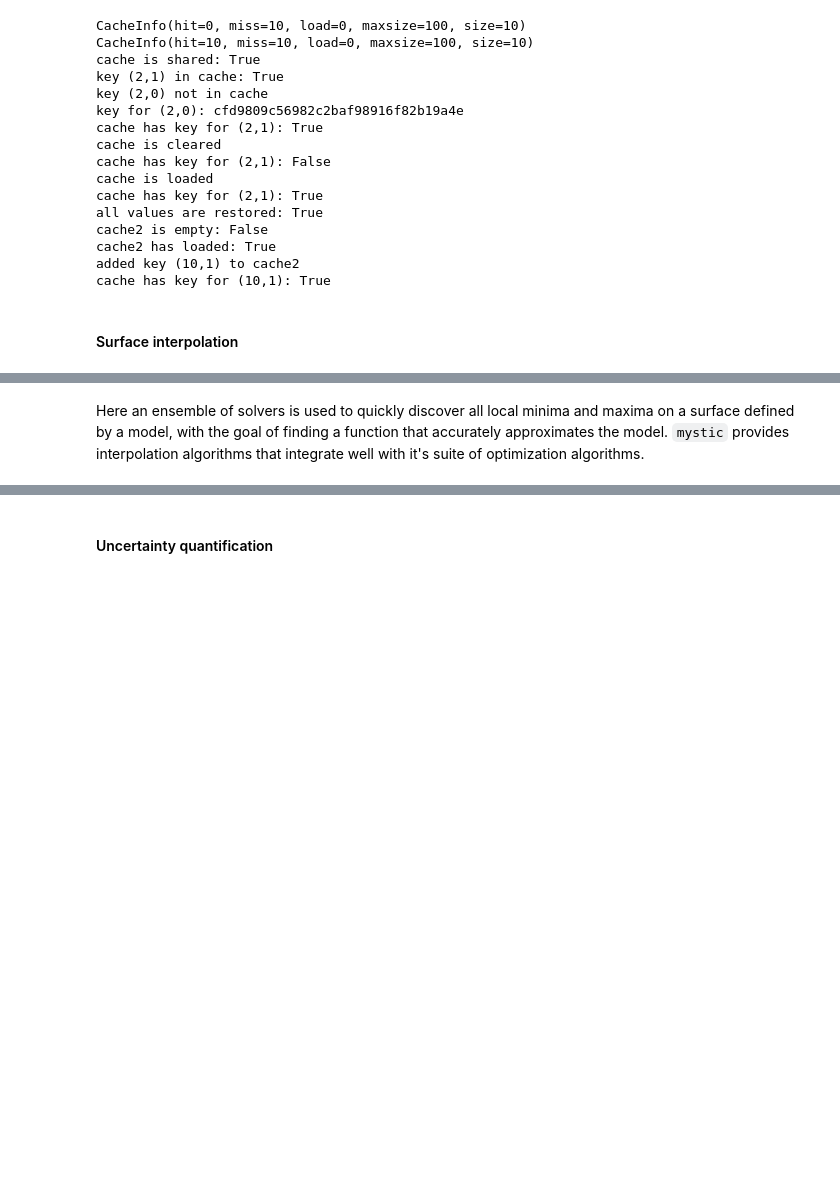
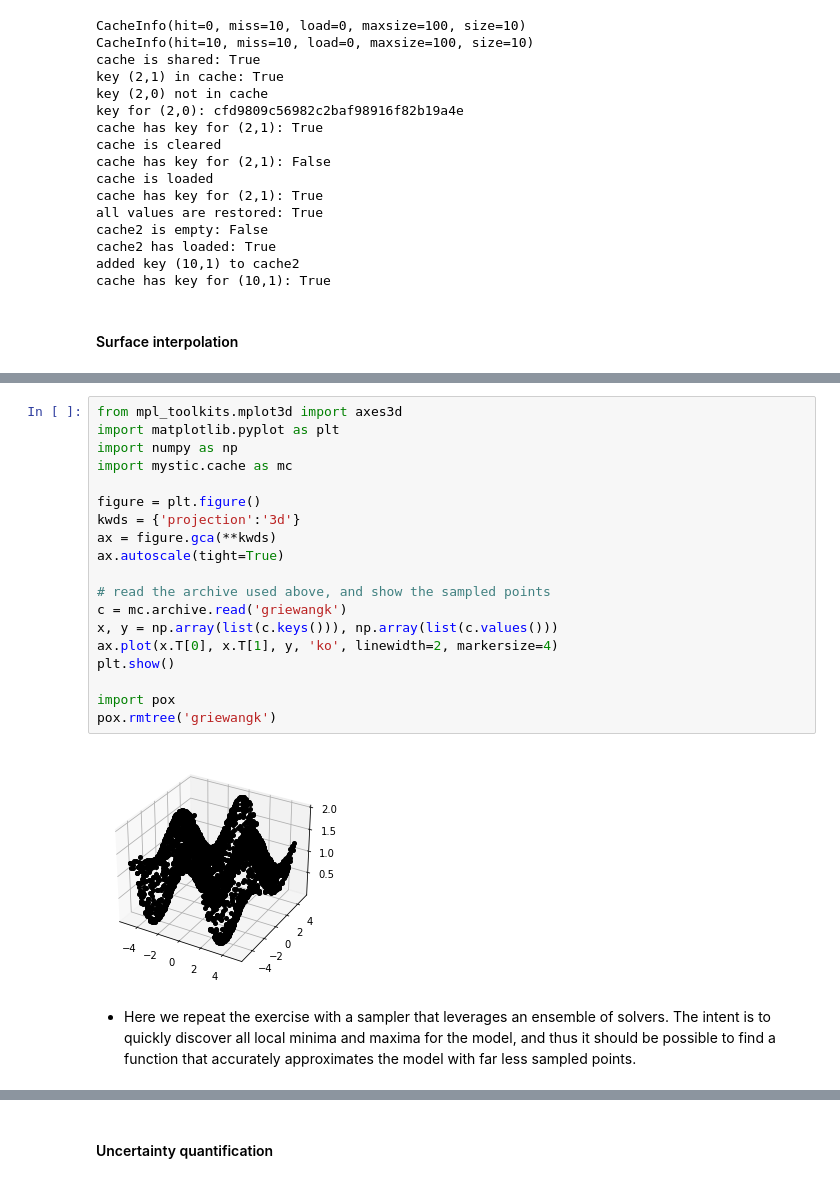
Before and after one commit to mmckerns/tlkmys, a Jupyter notebook: mystic.ipynb, the cells around one changed output, grey strips where cells are left out. Drawn from its saved outputs; the diff is of its cells as text; blank space fills up the shorter version.

Commit message:
add new examples, simplify interpolation

```diff
--- a/mystic.ipynb
+++ b/mystic.ipynb
@@ -629,2 +807,23 @@ cache has key for (10,1): True
+# %%
+from mpl_toolkits.mplot3d import axes3d
+import matplotlib.pyplot as plt
+import numpy as np
+import mystic.cache as mc
+
+figure = plt.figure()
+kwds = {'projection':'3d'}
+ax = figure.gca(**kwds)
+ax.autoscale(tight=True)
+
+# read the archive used above, and show the sampled points
+c = mc.archive.read('griewangk')
+x, y = np.array(list(c.keys())), np.array(list(c.values()))
+ax.plot(x.T[0], x.T[1], y, 'ko', linewidth=2, markersize=4)
+plt.show()
+
+import pox
+pox.rmtree('griewangk')
+# %% [output]
+[figure, added]
 # %% [markdown]
-Here an ensemble of solvers is used to quickly discover all local minima and maxima on a surface defined by a model, with the goal of finding a function that accurately approximates the model. `mystic` provides interpolation algorithms that integrate well with it's suite of optimization algorithms.
+ - Here we repeat the exercise with a sampler that leverages an ensemble of solvers. The intent is to quickly discover all local minima and maxima for the model, and thus it should be possible to find a function that accurately approximates the model with far less sampled points.
```
Also changed, not shown: parts of 23 cells of this notebook, 1 other file.
